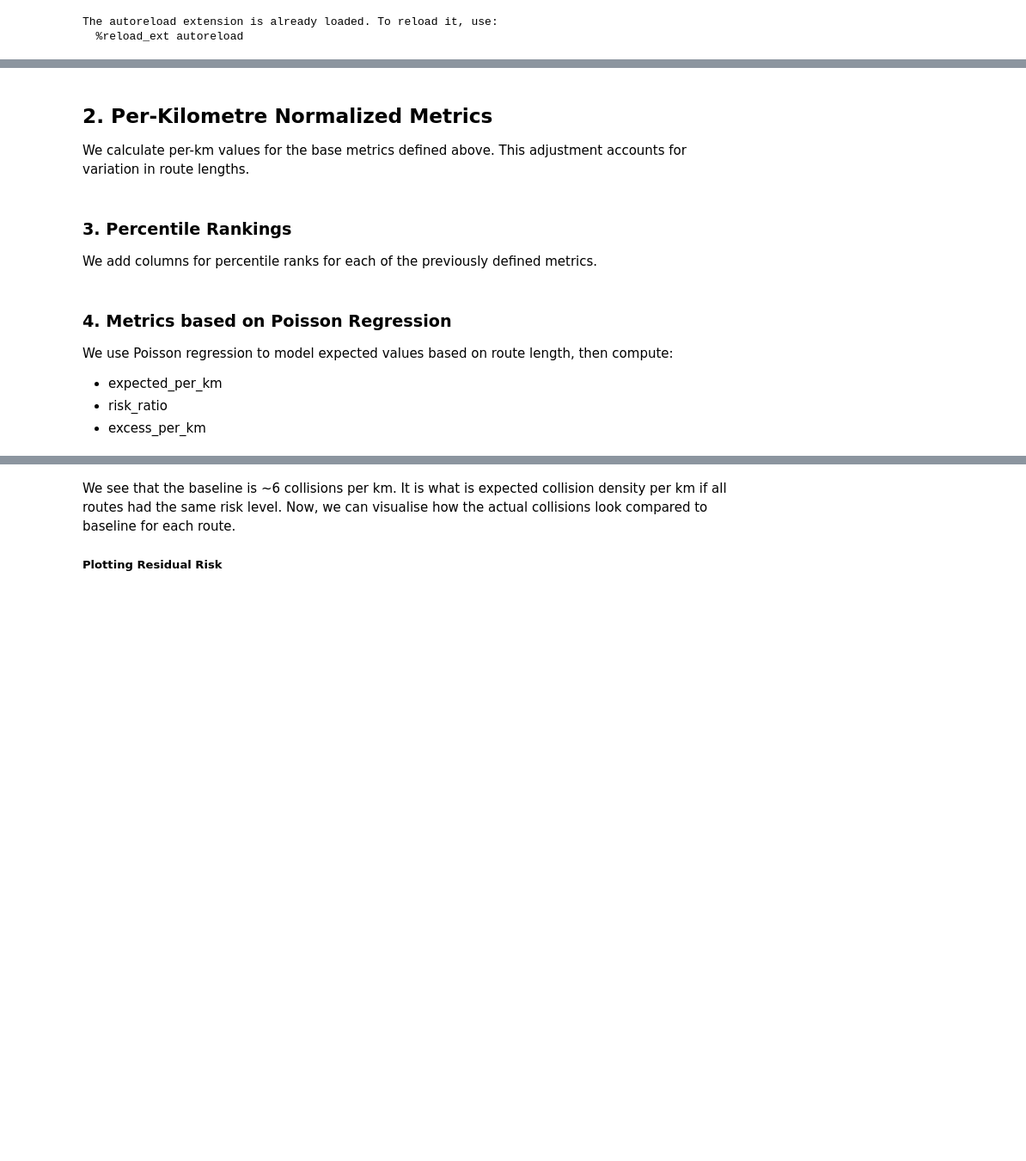
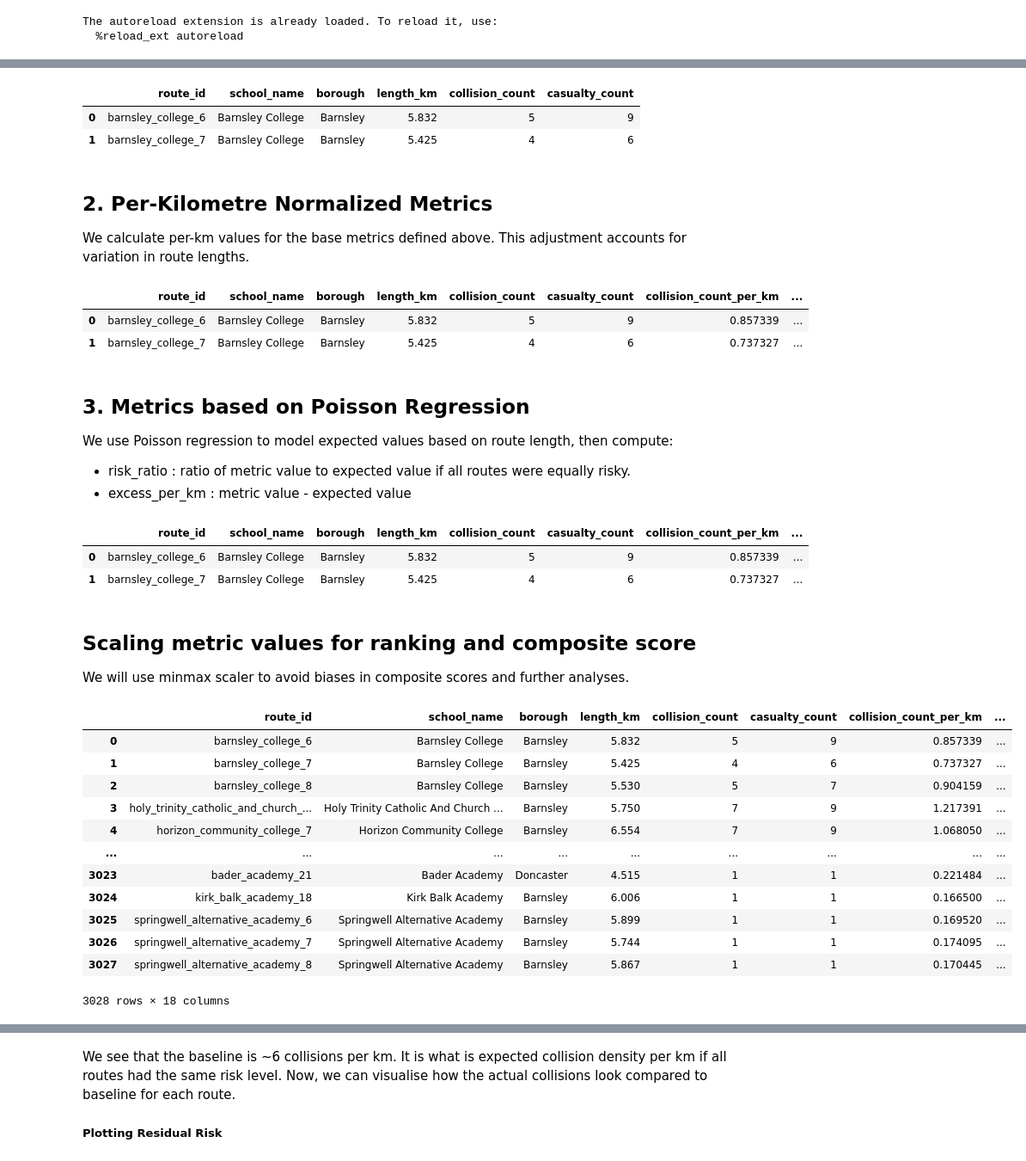
Before and after one commit to KhushiSharma0/STATS19_route_risk_analysis, a Jupyter notebook: notebooks/06 - Define the Commute Risk Metric.ipynb, the cells around one changed output, grey strips where cells are left out. Shown at 86% size. Cells and saved outputs as stored; diff of their text form; code cells hidden in the pictures; blank space fills up the shorter version.

```diff
--- a/notebooks/06 - Define the Commute Risk Metric.ipynb
+++ b/notebooks/06 - Define the Commute Risk Metric.ipynb
@@ -29,8 +72,12 @@ df = pd.read_csv('../data/stats19_routes_combined.csv', low_memory=False)
 
 These are useful for intuition but **biased toward longer or more-used routes**. Not used in final ranking, shown for reference only.
 # %%
-crm_table = crm.build_commute_risk_metrics(df)
-# display(crm_table)
+crm_table = crm.build_commute_risk_metrics(df, filter_col='accident_year', filter_values=[2019, 2020, 2021, 2022, 2023])
+display(crm_table.head(2))
+# %% [output]
+|  | route_id | school_name | borough | length_km | collision_count | casualty_count |
+| 0 | barnsley_college_6 | Barnsley College | Barnsley | 5.832 | 5 | 9 |
+| 1 | barnsley_college_7 | Barnsley College | Barnsley | 5.425 | 4 | 6 |
 # %% [markdown]
 ## 2. Per-Kilometre Normalized Metrics
 
@@ -39,11 +86,10 @@ We calculate per-km values for the base metrics defined above. This adjustment a
 metric_cols = [
   "collision_count",
   "casualty_count",
-  "avg_casualty_severity",
-  "serious_fatal_casualty_count"
-]
+] #  "avg_casualty_severity",  "serious_fatal_casualty_count"
 crm_table = crm.add_normalised_metrics(crm_table, metric_cols)
-# display(crm_table)
+display(crm_table.head(2))
+# %% [output]
+|  | route_id | school_name | borough | length_km | collision_count | casualty_count | collision_count_per_km | ... |
+| 0 | barnsley_college_6 | Barnsley College | Barnsley | 5.832 | 5 | 9 | 0.857339 | ... |
+| 1 | barnsley_college_7 | Barnsley College | Barnsley | 5.425 | 4 | 6 | 0.737327 | ... |
-# %% [markdown]
-### 3. Percentile Rankings
-We add columns for percentile ranks for each of the previously defined metrics.
@@ -54,14 +96,44 @@ crm_table = crm.add_percentile_metrics(crm_table, normalised_cols)
 # %% [markdown]
-### 4. Metrics based on Poisson Regression
+## 3. Metrics based on Poisson Regression
 We use Poisson regression to model expected values based on route length, then compute:
-- expected_per_km
-- risk_ratio
-- excess_per_km
+- risk_ratio : ratio of metric value to expected value if all routes were equally risky.
+- excess_per_km : metric value - expected value
 # %%
 crm_table = crm.add_poisson_risk_metrics(crm_table, metric_cols)
-
-poisson_excess_cols = [f"poisson_excess_per_km_{col}" for col in metric_cols]
-crm_table = crm.add_percentile_metrics(crm_table, poisson_excess_cols)
-# display(crm_table)
+display(crm_table.head(2))
+# %% [output]
+|  | route_id | school_name | borough | length_km | collision_count | casualty_count | collision_count_per_km | ... |
+| 0 | barnsley_college_6 | Barnsley College | Barnsley | 5.832 | 5 | 9 | 0.857339 | ... |
+| 1 | barnsley_college_7 | Barnsley College | Barnsley | 5.425 | 4 | 6 | 0.737327 | ... |
+# %% [markdown]
+## Scaling metric values for ranking and composite score
+We will use minmax scaler to avoid biases in composite scores and further analyses.
+# %%
+from sklearn.preprocessing import MinMaxScaler
+
+normalised_cols = [f"{col}_per_km" for col in metric_cols]
+poisson_excess_cols = [f"poisson_excess_per_km_{col}" for col in metric_cols]
+
+# Choose columns to scale
+metrics = metric_cols + normalised_cols + poisson_excess_cols
+
+scaler = MinMaxScaler()
+crm_scaled = crm_table.copy()
+crm_scaled[[f"{m}_scaled" for m in metrics]] = scaler.fit_transform(crm_scaled[metrics])
+display(crm_scaled)
+# %% [output]
+|  | route_id | school_name | borough | length_km | collision_count | casualty_count | collision_count_per_km | ... |
+| 0 | barnsley_college_6 | Barnsley College | Barnsley | 5.832 | 5 | 9 | 0.857339 | ... |
+| 1 | barnsley_college_7 | Barnsley College | Barnsley | 5.425 | 4 | 6 | 0.737327 | ... |
+| 2 | barnsley_college_8 | Barnsley College | Barnsley | 5.530 | 5 | 7 | 0.904159 | ... |
+| 3 | holy_trinity_catholic_and_church_... | Holy Trinity Catholic And Church ... | Barnsley | 5.750 | 7 | 9 | 1.217391 | ... |
+| 4 | horizon_community_college_7 | Horizon Community College | Barnsley | 6.554 | 7 | 9 | 1.068050 | ... |
+| ... | ... | ... | ... | ... | ... | ... | ... | ... |
+| 3023 | bader_academy_21 | Bader Academy | Doncaster | 4.515 | 1 | 1 | 0.221484 | ... |
+| 3024 | kirk_balk_academy_18 | Kirk Balk Academy | Barnsley | 6.006 | 1 | 1 | 0.166500 | ... |
+| 3025 | springwell_alternative_academy_6 | Springwell Alternative Academy | Barnsley | 5.899 | 1 | 1 | 0.169520 | ... |
+| 3026 | springwell_alternative_academy_7 | Springwell Alternative Academy | Barnsley | 5.744 | 1 | 1 | 0.174095 | ... |
+| 3027 | springwell_alternative_academy_8 | Springwell Alternative Academy | Barnsley | 5.867 | 1 | 1 | 0.170445 | ... |
+3028 rows × 18 columns
 # %% [markdown]
 5. Add Composite Scores for Percentiles
```
Also changed, not shown: parts of 22 cells of this notebook, 5 other files.
